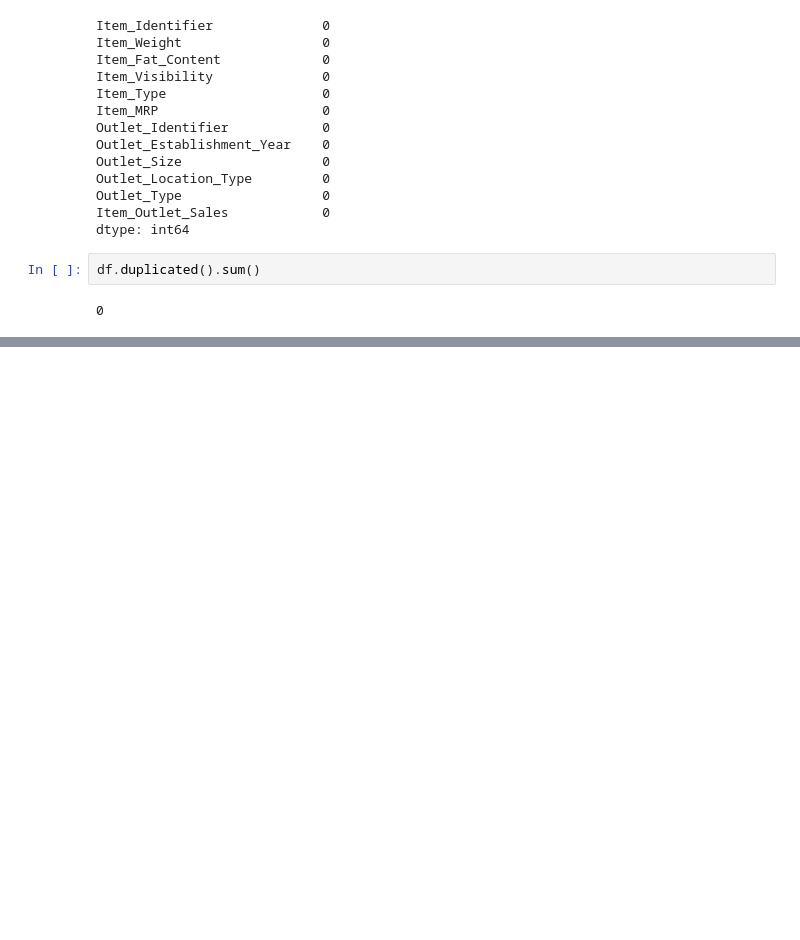
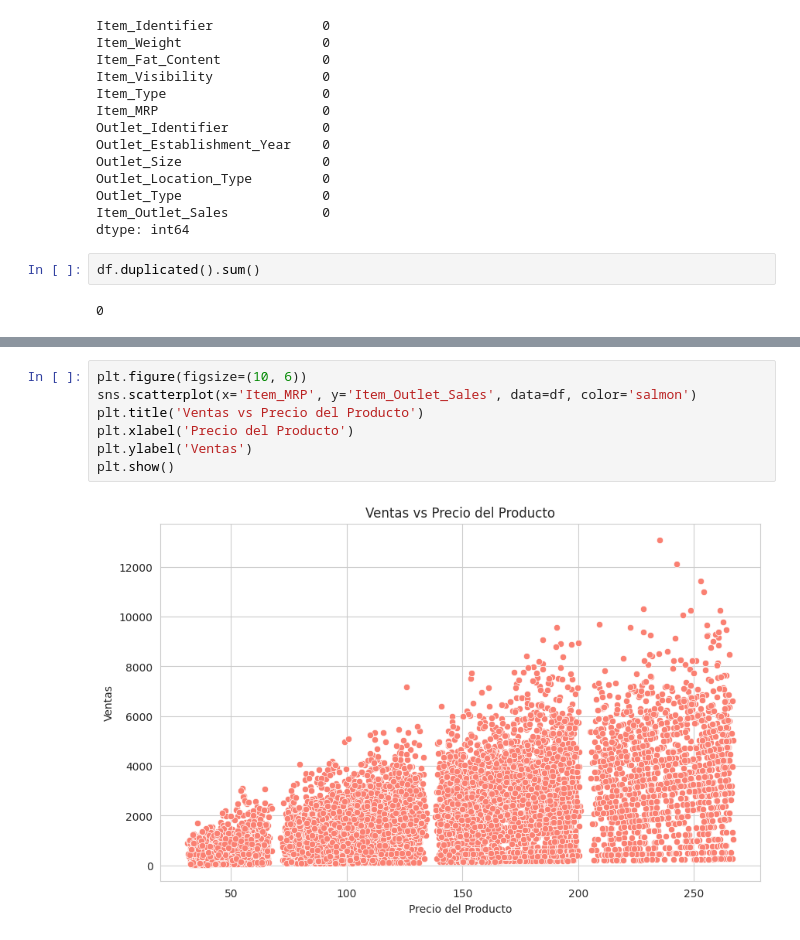
Before and after one commit to Cordova0397/predicciones-ventas, a Jupyter notebook: sales_prediction.ipynb, the cells around one changed output, grey strips where cells are left out. Saved outputs shown, nothing was run; the diff lists cells and outputs as text; blank space fills up the shorter version.

```diff
--- a/sales_prediction.ipynb
+++ b/sales_prediction.ipynb
@@ -302,0 +349,9 @@ Borramos las filas con datos nulos y verficamos que no hayan filas duplicadas
+# %%
+plt.figure(figsize=(10, 6))
+sns.scatterplot(x='Item_MRP', y='Item_Outlet_Sales', data=df, color='salmon')
+plt.title('Ventas vs Precio del Producto')
+plt.xlabel('Precio del Producto')
+plt.ylabel('Ventas')
+plt.show()
+# %% [output]
+[figure, added]
```
Also changed, not shown: parts of 59 cells of this notebook.
